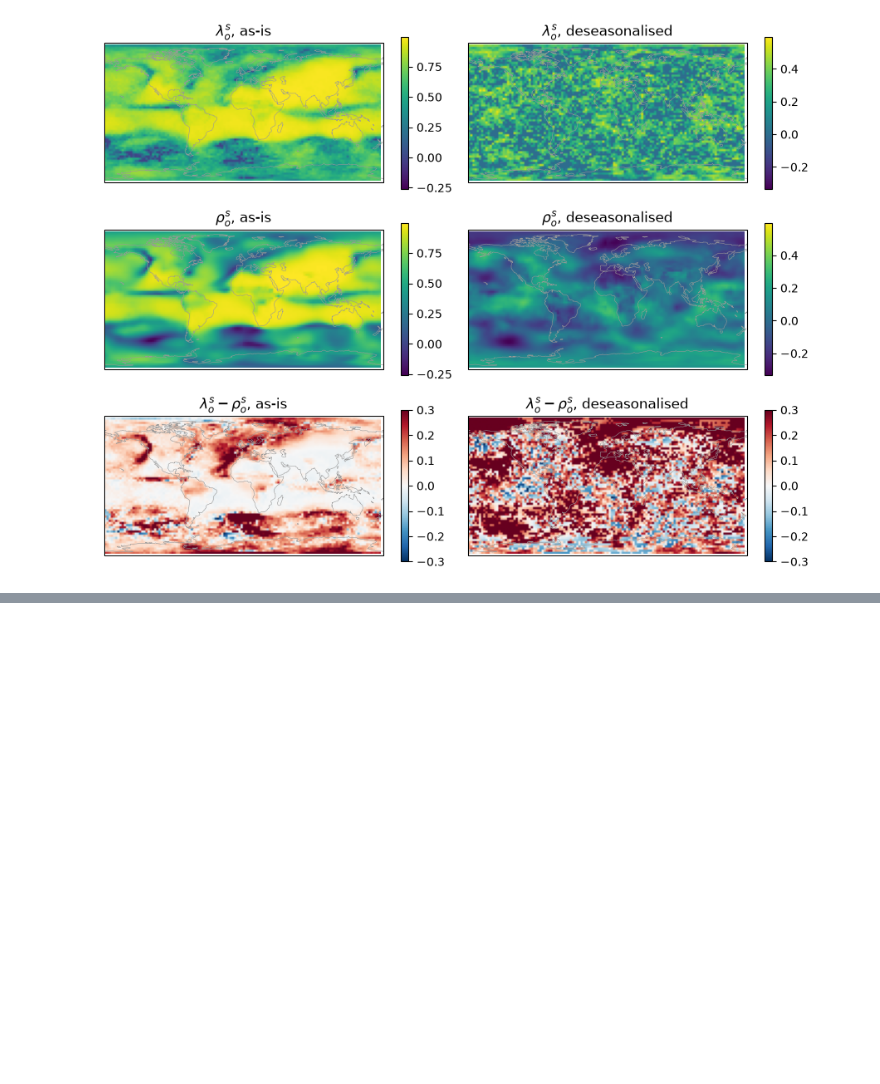
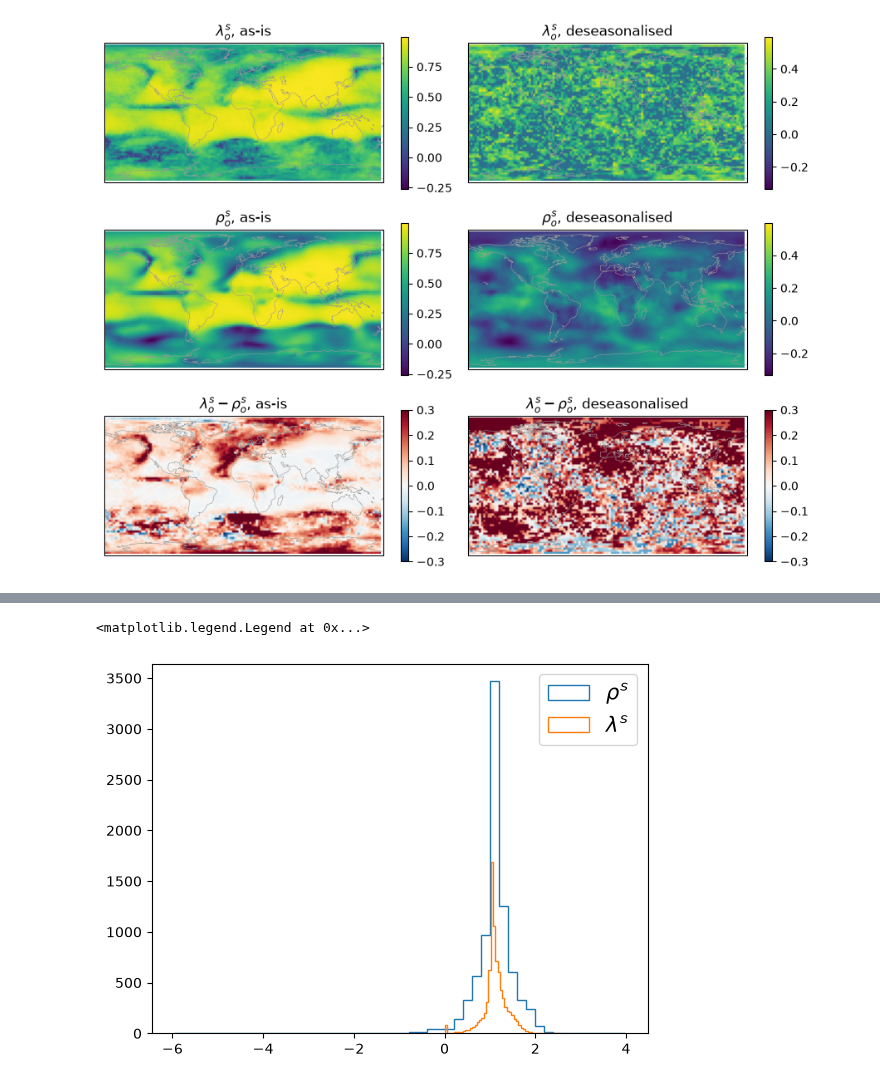
Before and after one commit to jaspercjp/information-snp, a Jupyter notebook: notebooks/granger_lin_lambda_m.ipynb, the cells around one changed output, grey strips where cells are left out. Saved outputs shown, nothing was run; the diff lists cells and outputs as text; code cells hidden in the pictures; blank space fills up the shorter version.

```diff
--- a/notebooks/granger_lin_lambda_m.ipynb
+++ b/notebooks/granger_lin_lambda_m.ipynb
@@ -465,0 +495,7 @@ plt.show()
+# %%
+plt.hist(rho_s.flatten(), histtype='step', bins=50, label='$\\rho^s$')
+plt.hist(lam_s.flatten(), histtype='step', bins=50, label='$\\lambda^s$')
+plt.legend(fontsize=15)
+# %% [output]
+<matplotlib.legend.Legend at 0x...>
+[figure, added]
```
Also changed, not shown: parts of 7 cells of this notebook.
